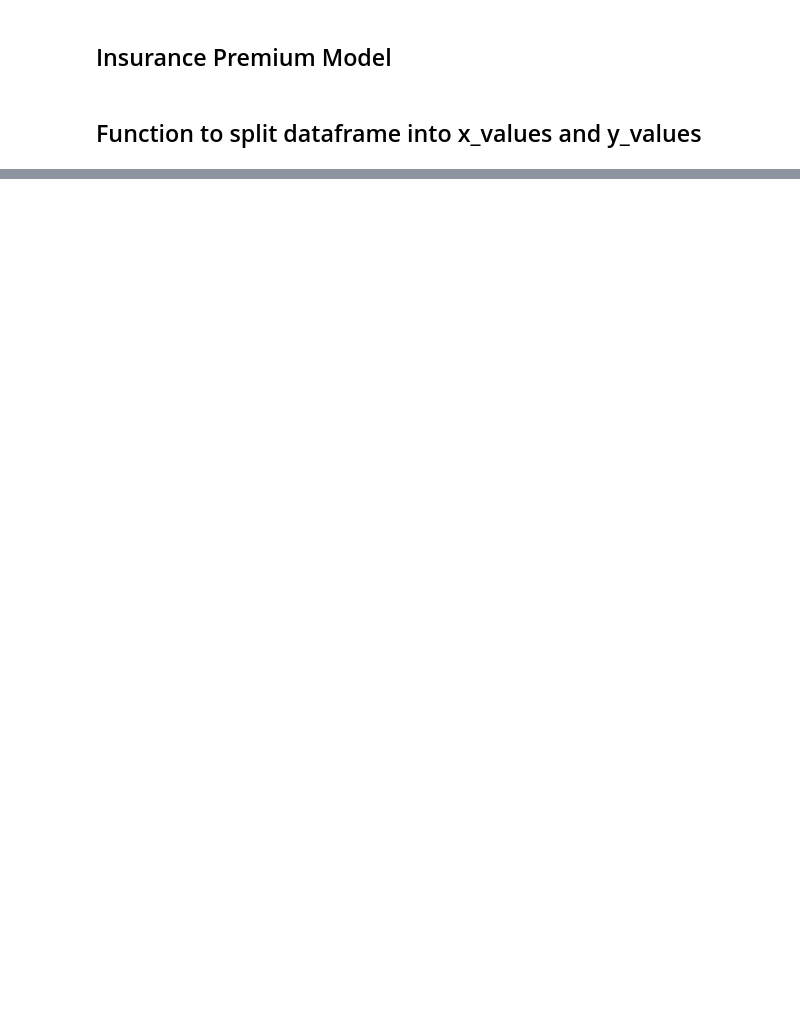
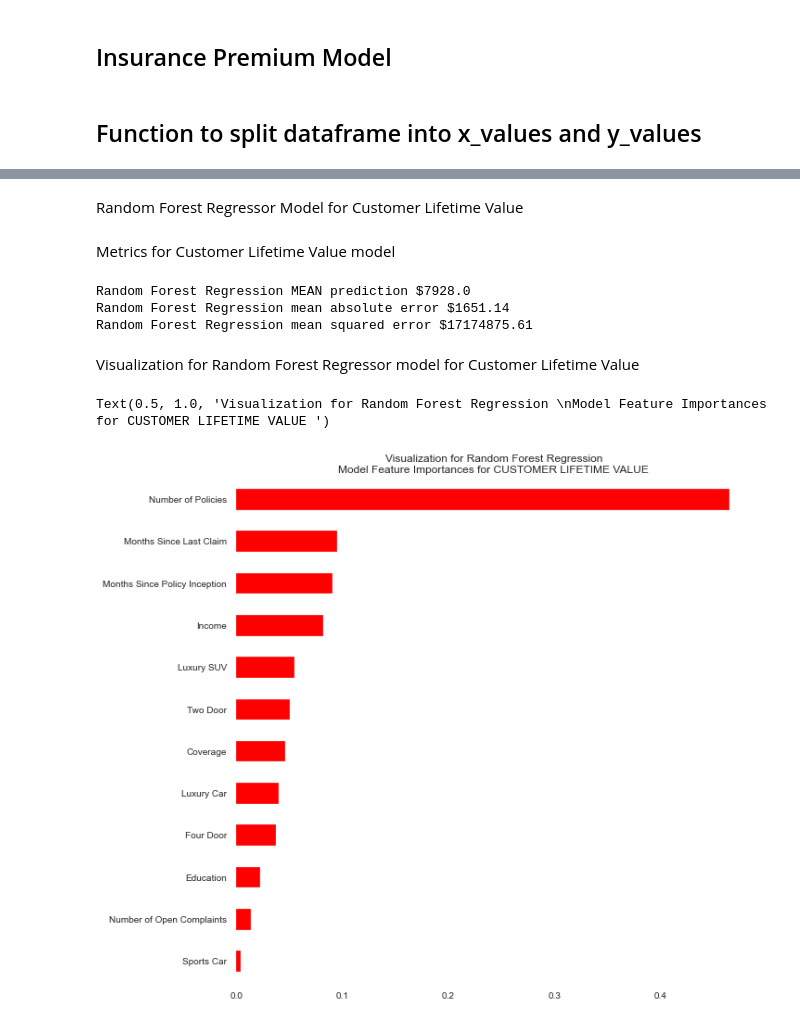
Before and after one commit to EvidenceN/Insurance_premium_prediction, a Jupyter notebook: model/premium2.ipynb, the cells around one changed output, grey strips where cells are left out. Drawn from its saved outputs; the diff is of its cells as text; code cells hidden in the pictures; blank space fills up the shorter version.

```diff
--- a/model/premium2.ipynb
+++ b/model/premium2.ipynb
@@ -527,0 +721,53 @@ y_train, y2_train, x_train = x_y(train2)
+# %% [markdown]
+Random Forest Regressor Model for Customer Lifetime Value
+# %%
+y_train = CLV_train
+y_test = CLV_test
+from sklearn.ensemble import RandomForestRegressor
+
+rf_CLV = RandomForestRegressor(random_state=42)
+
+# fitting random regression model
+
+rfModel_CLV = rf_CLV.fit(x_train, y_train)
+
+# predicting y_values using test dataset.
+
+y_pred_r_CLV = rfModel_CLV.predict(x_test)
+# %% [markdown]
+Metrics for Customer Lifetime Value model
+# %%
+mae_r_CLV = mean_absolute_error(y_test, y_pred_r_CLV)
+mse_r_CLV = mean_squared_error(y_test, y_pred_r_CLV)
+print(f'Random Forest Regression MEAN prediction ${round(y_pred_r_CLV.mean())}')
+print(f'Random Forest Regression mean absolute error ${round(mae_r_CLV,2)}')
+print(f"Random Forest Regression mean squared error ${round(mse_r_CLV,2)}")
+# %% [output]
+Random Forest Regression MEAN prediction $7928.0
+Random Forest Regression mean absolute error $1651.14
+Random Forest Regression mean squared error $17174875.61
+# %% [markdown]
+Visualization for Random Forest Regressor model for Customer Lifetime Value
+# %%
+# interpreting random forest model.
+
+importances_CLV = rfModel_CLV.feature_importances_
+
+# columns used in random forest model.
+columns_CLV = x_train.columns
+
+# series between columns and feature importances
+
+rfGraph_CLV = pd.Series(importances_CLV, columns_CLV)
+# %%
+# Visualization for Random Regression model.
+
+figure(figsize=(10,10))
+
+rfGraph_CLV.sort_values().plot.barh(color='red')
+
+plt.title("""Visualization for Random Forest Regression
+Model Feature Importances for CUSTOMER LIFETIME VALUE """)
+# %% [output]
+Text(0.5, 1.0, 'Visualization for Random Forest Regression \nModel Feature Importances for CUSTOMER LIFETIME VALUE ')
+[figure, added]
```
Also changed, not shown: parts of 46 cells of this notebook.
